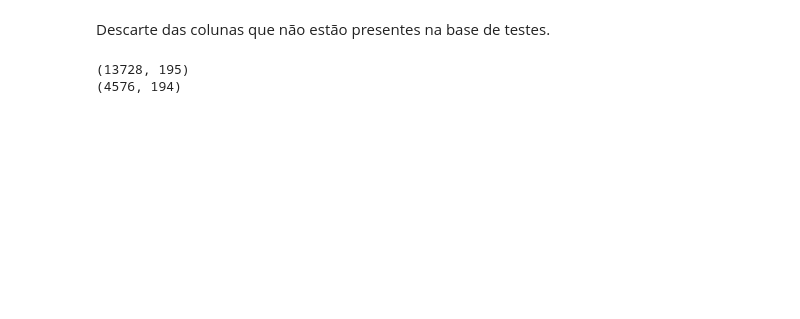
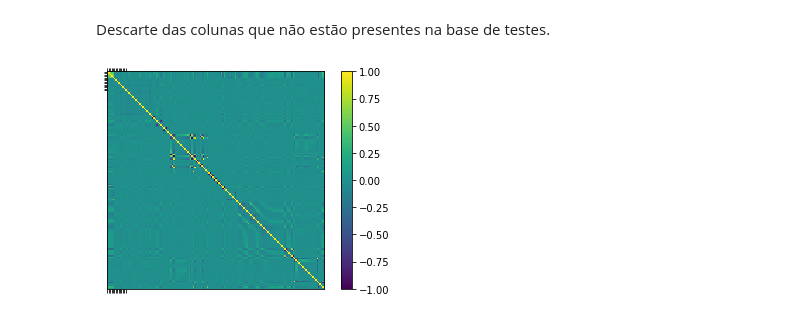
Before and after one commit to eduardodut/desafio-matematica-ENEM2016, a Jupyter notebook: desafio-matematica-ENEM2016.ipynb, the cells around one changed output. Saved outputs shown, nothing was run; the diff lists cells and outputs as text; code cells hidden in the pictures; blank space fills up the shorter version.

Commit message:
Bugs
correção de bugs e visualização dos dados

```diff
--- a/desafio-matematica-ENEM2016.ipynb
+++ b/desafio-matematica-ENEM2016.ipynb
@@ -821,12 +874,21 @@ def remocao_colunas_extras(train,test):
 train, test = leitura_treino_teste()
 train, test = preprocessamento(train, test)
 train, test = remocao_colunas_extras(train, test)
-# %%
-pd.options.display.max_columns = None
-#print(train.head())
-
-print(train.shape)
-print(test.shape)
-# %% [output]
-(13728, 195)
-(4576, 194)
+# %%
+pd.options.display.max_columns = None
+#print(train.head())
+from matplotlib import pyplot
+import numpy as np
+
+fig = pyplot.figure()
+ax = fig.add_subplot(111)
+cax = ax.matshow(X.corr(), vmin=-1, vmax=1, interpolation='none')
+fig.colorbar(cax)
+ticks = np.arange(0,14,1)
+ax.set_xticks(ticks)
+ax.set_yticks(ticks)
+ax.set_xticklabels(names)
+ax.set_yticklabels(names)
+pyplot.show()
+# %% [output]
+[figure, added]
```
Also changed, not shown: parts of 14 cells of this notebook, 1 other file.
